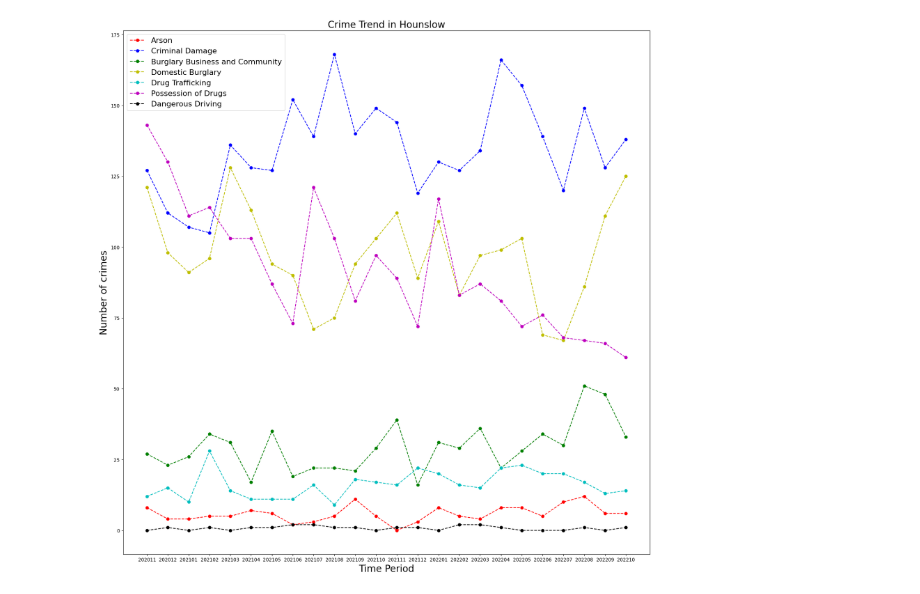
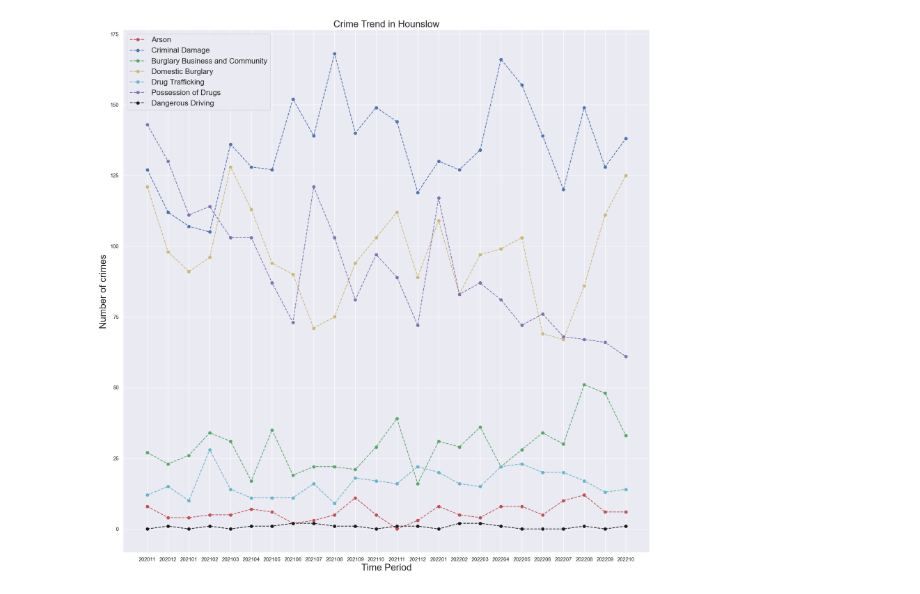
Before and after one commit to aqilzeeshan/python_pandas_matplotseaborn_crimes, a Jupyter notebook: Midterm.ipynb, the cells around one changed output. Saved outputs shown, nothing was run; the diff lists cells and outputs as text; code cells hidden in the pictures.

```diff
--- a/Midterm.ipynb
+++ b/Midterm.ipynb
@@ -68,0 +131,13 @@ In order to perform a meaningful data analysis on crimes in London, the followin
+# %%
+# To create interactive graph window
+# %matplotlib notebook
+
+# Show all matplotlib graphs inline
+%matplotlib inline
+
+#Import libraries
+import pandas as pd
+import matplotlib.pyplot as plt
+import matplotlib as mat
+import seaborn as sns
+sns.set()
@@ -69,24 +148,18 @@ In order to perform a meaningful data analysis on crimes in London, the followin
 # %%
-# To create interactive graph window
-# %matplotlib notebook
-
-# To create graph inline
-%matplotlib inline
-
-#Import libraries
-import pandas as pd
-import matplotlib.pyplot as plt
-import matplotlib as mat
-
+specificBorough = 'Hounslow'
+specificCrime = 'Possession of Article with Blade or Point'
+specificCrime2 = 'Arson'
 #Read CSV file that contains crime figures for each London borough
-df = pd.read_csv("Crime.csv")
+crimeDf = pd.read_csv("Crime.csv")
 #Remove rows that does not have population data
-df = df[(df["LookUp_BoroughName"] != "Aviation Security (SO18)") & (df["LookUp_BoroughName"] != "London Heathrow and London City Airports")]
+crimeDf = crimeDf[(crimeDf["LookUp_BoroughName"] != "Aviation Security (SO18)") & (crimeDf["LookUp_BoroughName"] != "London Heathrow and London City Airports")]
 #Read CSV file that contains population figures for each London borough
 population_df = pd.read_csv("Population.csv")
 #Read population projection figures for year 2021 for each London borough
-year = list(population_df["2021"])
+yearlyPopulation = list(population_df["2021"])
+#Validation - since population of any borough cannot be zero so checking data and selecting values if they are greater than 0
+yearlyPopulation = list(filter(lambda n: n > 0 ,yearlyPopulation))
 #create condition to select data for only one London Borough, that is, 'Hounslow'
-condition = df['LookUp_BoroughName']=='Hounslow'
+condition = crimeDf['LookUp_BoroughName']==specificBorough
 #set condition to get DataFrame
-resultDf = (df[condition])
+resultDf = (crimeDf[condition])
@@ -164,7 +241,7 @@ Text(0, 0.5, 'London Boroughs')
 #########################################################
 
 #Select months from columns of DataFrame to show on X-axis
-x_axis = df.columns.values[3:27]
+x_axis = crimeDf.columns.values[3:27]
 #Set graph size
 plt.figure(figsize=(20, 20))
 #Select row containing crime named 'Arson' and show it on Y-axis
@@ -179,31 +256,31 @@ plt.plot(x_axis,y_axis,"--bo", label = "Criminal Damage")
 y_axis = resultDf.iloc[2][3:27]
 #Set x-axis and y-axis and label 'Burglary Business and Community'
 plt.plot(x_axis,y_axis,"--go", label = "Burglary Business and Community")
 #Select row containing crime named 'Domestic Burglary' and show it on Y-axis
 y_axis = resultDf.iloc[3][3:27]
 #Set x-axis and y-axis and label 'Domestic Burglary'
 plt.plot(x_axis,y_axis,"--yo", label = "Domestic Burglary")
 #Select row containing crime named 'Drug Trafficking' and show it on Y-axis
 y_axis = resultDf.iloc[4][3:27]
 #Set x-axis and y-axis and label 'Drug Trafficking'
 plt.plot(x_axis,y_axis,"--co", label = "Drug Trafficking")
 #Select row containing crime named 'Possession of Drugs' and show it on Y-axis
 y_axis = resultDf.iloc[5][3:27]
 #Set x-axis and y-axis and label 'Possession of Drugs'
 plt.plot(x_axis,y_axis,"--mo", label = "Possession of Drugs")
 #Select row containing crime named 'Dangerous Driving' and show it on Y-axis
 y_axis = resultDf.iloc[6][3:27]
 #Set x-axis and y-axis and label 'Dangerous Driving'
 plt.plot(x_axis,y_axis,"--ko", label = "Dangerous Driving")
 #Set title of graph
 plt.title("Crime Trend in Hounslow", fontsize = 20)
 #Set label of X-axis
 plt.xlabel("Time Period", fontsize = 20)
 #Set label of Y-axis
 plt.ylabel("Number of crimes", fontsize = 20)
 #Set graph lagend
 plt.legend(prop={"size":16})
 #Show graph
 plt.show()
 # %% [output]
-[figure, old version]
+[figure, new version]
```
Also changed, not shown: parts of 16 cells of this notebook, 3 other files.
